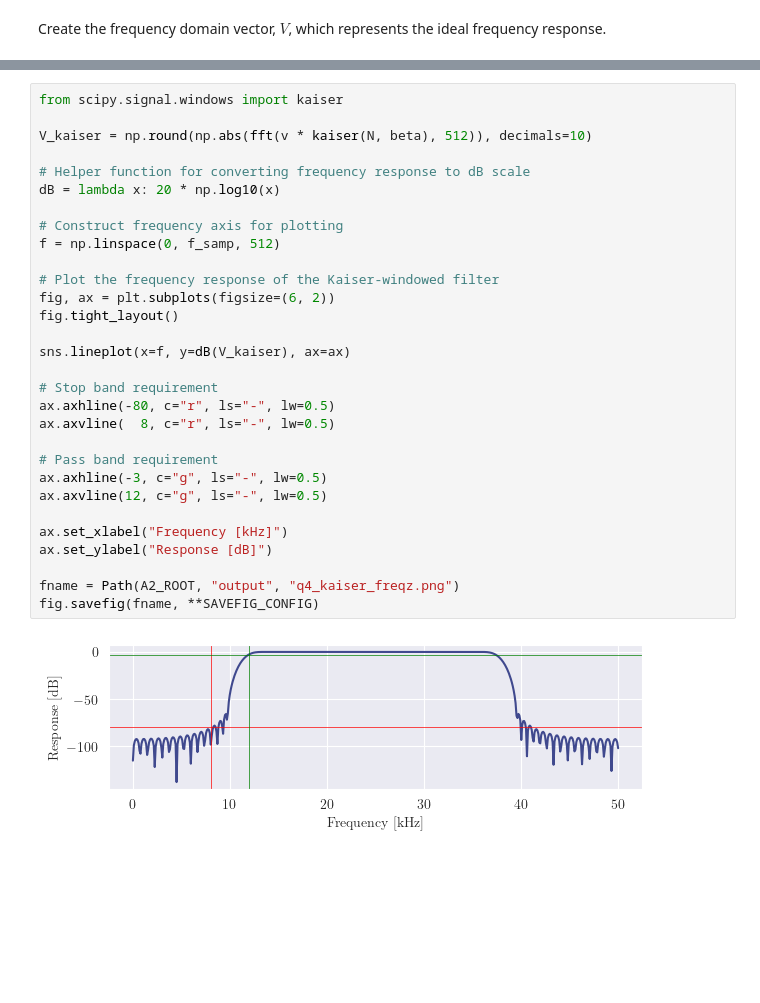
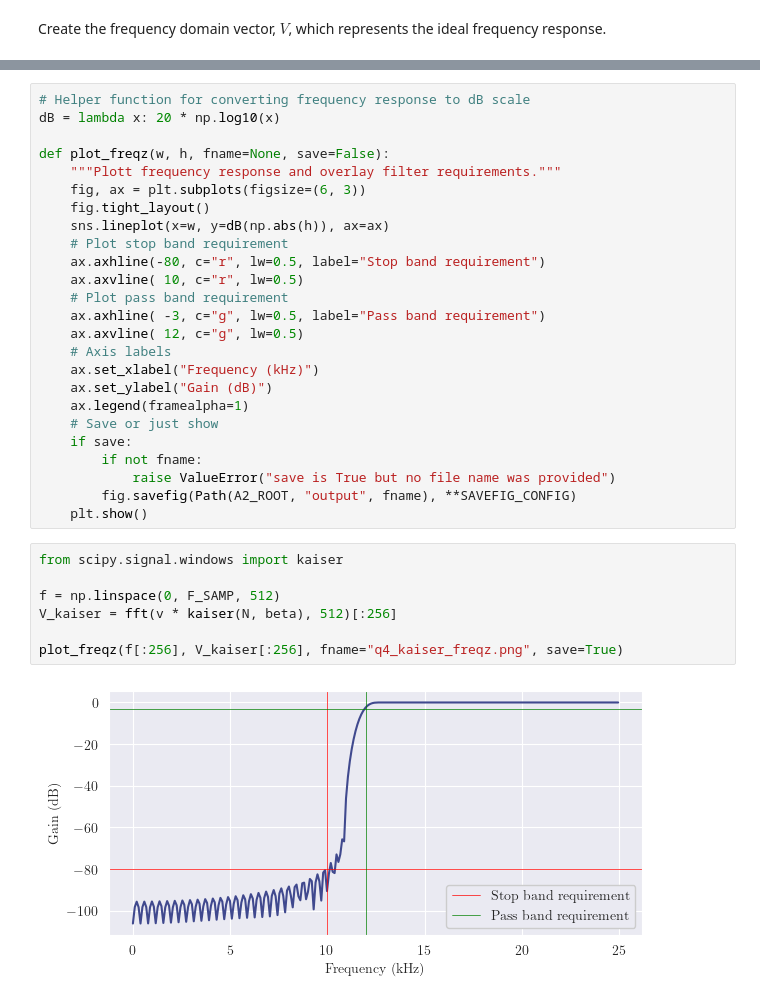
Before and after one commit to deren-teo/elec4620, a Jupyter notebook: a2/src/q4_kaiser_filter.ipynb, the cells around one changed output, grey strips where cells are left out. Cells and saved outputs as stored; diff of their text form; blank space fills up the shorter version.

```diff
--- a/a2/src/q4_kaiser_filter.ipynb
+++ b/a2/src/q4_kaiser_filter.ipynb
@@ -96,32 +97,34 @@ fig.savefig(fname, **SAVEFIG_CONFIG)
 # %%
-from scipy.signal.windows import kaiser
-
-V_kaiser = np.round(np.abs(fft(v * kaiser(N, beta), 512)), decimals=10)
-
 # Helper function for converting frequency response to dB scale
 dB = lambda x: 20 * np.log10(x)
 
-# Construct frequency axis for plotting
-f = np.linspace(0, f_samp, 512)
-
-# Plot the frequency response of the Kaiser-windowed filter
-fig, ax = plt.subplots(figsize=(6, 2))
-fig.tight_layout()
-
-sns.lineplot(x=f, y=dB(V_kaiser), ax=ax)
-
-# Stop band requirement
-ax.axhline(-80, c="r", ls="-", lw=0.5)
-ax.axvline(  8, c="r", ls="-", lw=0.5)
-
-# Pass band requirement
-ax.axhline(-3, c="g", ls="-", lw=0.5)
-ax.axvline(12, c="g", ls="-", lw=0.5)
-
-ax.set_xlabel("Frequency [kHz]")
-ax.set_ylabel("Response [dB]")
-
-fname = Path(A2_ROOT, "output", "q4_kaiser_freqz.png")
-fig.savefig(fname, **SAVEFIG_CONFIG)
+def plot_freqz(w, h, fname=None, save=False):
+    """Plott frequency response and overlay filter requirements."""
+    fig, ax = plt.subplots(figsize=(6, 3))
+    fig.tight_layout()
+    sns.lineplot(x=w, y=dB(np.abs(h)), ax=ax)
+    # Plot stop band requirement
+    ax.axhline(-80, c="r", lw=0.5, label="Stop band requirement")
+    ax.axvline( 10, c="r", lw=0.5)
+    # Plot pass band requirement
+    ax.axhline( -3, c="g", lw=0.5, label="Pass band requirement")
+    ax.axvline( 12, c="g", lw=0.5)
+    # Axis labels
+    ax.set_xlabel("Frequency (kHz)")
+    ax.set_ylabel("Gain (dB)")
+    ax.legend(framealpha=1)
+    # Save or just show
+    if save:
+        if not fname:
+            raise ValueError("save is True but no file name was provided")
+        fig.savefig(Path(A2_ROOT, "output", fname), **SAVEFIG_CONFIG)
+    plt.show()
-# %% [output]
-[figure, removed]
+# %%
+from scipy.signal.windows import kaiser
+
+f = np.linspace(0, F_SAMP, 512)
+V_kaiser = fft(v * kaiser(N, beta), 512)[:256]
+
+plot_freqz(f[:256], V_kaiser[:256], fname="q4_kaiser_freqz.png", save=True)
+# %% [output]
+[figure, added]
```
Also changed, not shown: parts of 11 cells of this notebook, 5 other files.
